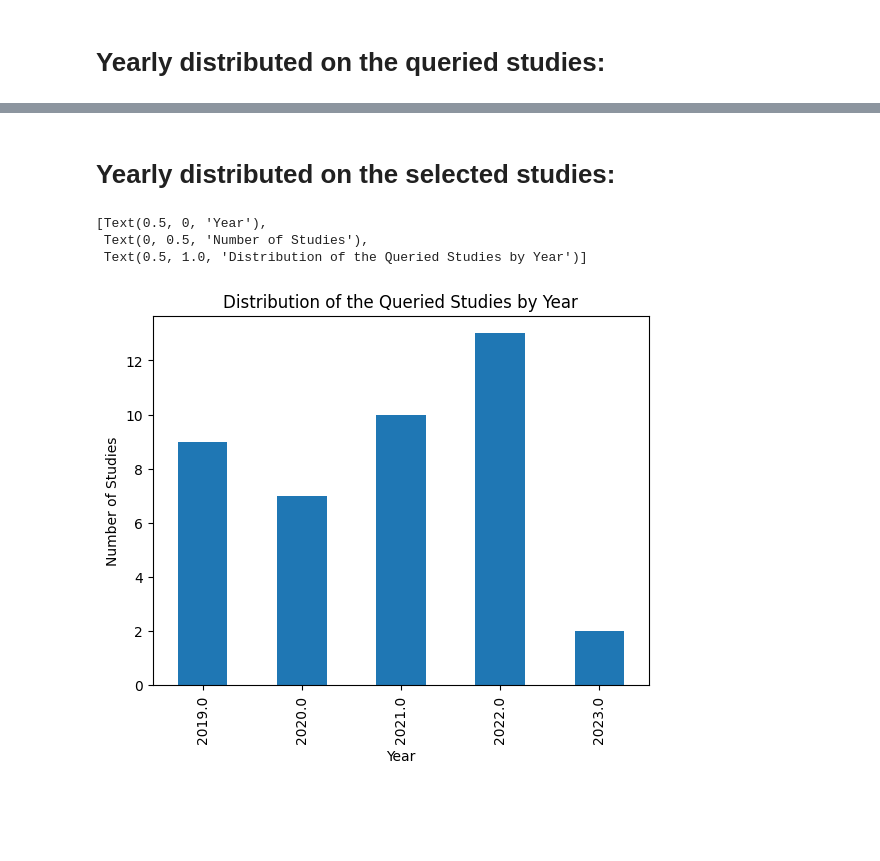
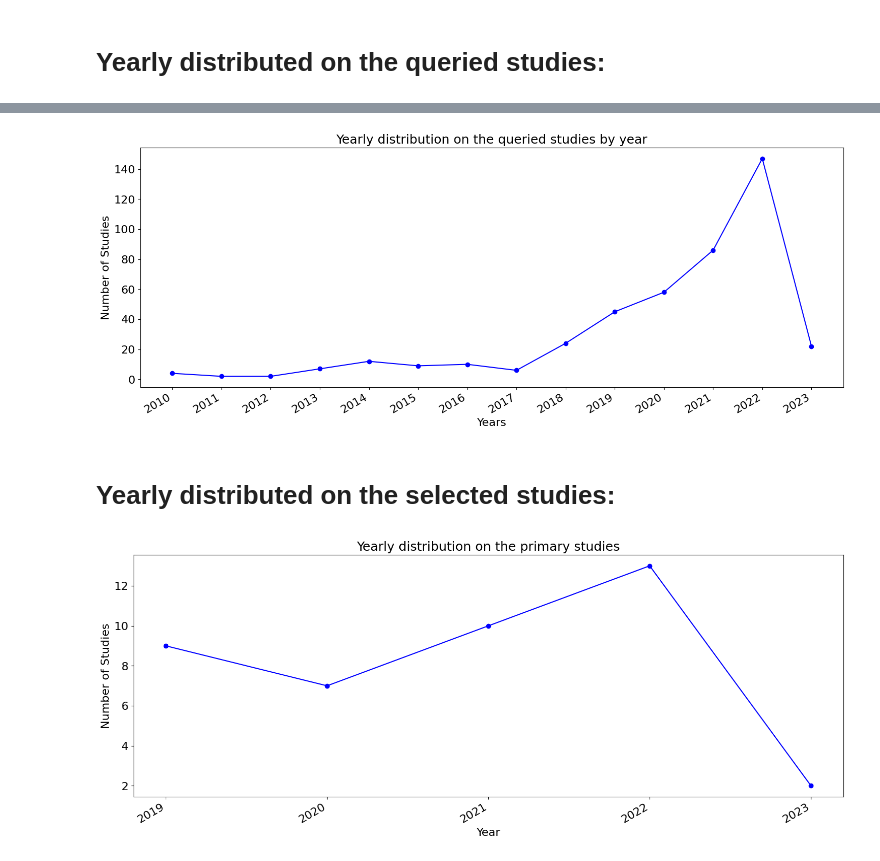
Before and after one commit to mesfinassres/Research, a Jupyter notebook: data-analysis.ipynb, the cells around one changed output, grey strips where cells are left out. Saved outputs shown, nothing was run; the diff lists cells and outputs as text; code cells hidden in the pictures; blank space fills up the shorter version.

```diff
--- a/data-analysis.ipynb
+++ b/data-analysis.ipynb
@@ -1,3 +1,10 @@
 # %% [markdown]
 # Interpretation on the extracted primary studies:
+# %%
+import pandas as pd
+import matplotlib.pyplot as plt
+import numpy as np
+
+GRAPHTEXT_SIZE =16
+GRAPHTITLE_SIZE = 18
 # %%
@@ -26,6 +31,3 @@ Shape of the selected primary studies:  (41, 133)
 3 rows × 133 columns
 # %% [markdown]
 # Yearly distributed on the queried studies:
-# %%
-ax = df['Pub. Year'].value_counts().sort_index().plot.bar()
-ax.set(xlabel='Year', ylabel='Number of Studies', title='Distribution of the Queried Studies by Year')
@@ -37,13 +34,42 @@ ax.set(xlabel='Year', ylabel='Number of Studies', title='Distribution of the Que
+# %%
+def plot_line(col, xlabel, ylabel, title, save_file):
+    x = list(col.value_counts().sort_index().keys().astype(int))
+    y = list(col.value_counts().sort_index())
+    y_pos = np.arange(len(x))
+
+    fig, ax = plt.subplots(figsize=(18,7))
+    # ax.bar(y_pos, y, align='center') # bar chart
+    ax.plot(y_pos, y, **{'color': 'blue', 'marker': 'o'})
+    plt.xticks(y_pos, x)
+    plt.xlabel(xlabel)
+    plt.ylabel(ylabel)
+    plt.title(title, fontsize=GRAPHTITLE_SIZE)
+    ax.xaxis_date()
+    fig.autofmt_xdate()
+    for item in ([ax.xaxis.label, ax.yaxis.label] +
+             ax.get_xticklabels() + ax.get_yticklabels()):
+        item.set_fontsize(GRAPHTEXT_SIZE)
+    plt.savefig(save_file)
+    plt.show()
+
+# ax.set(xlabel='Year', ylabel='Number of Studies', title='Distribution of the Queried Studies by Year')
+# fig.savefig('result/yearly-distri-all.pdf')
+# fig.show()
+
+plot_line(df['Pub. Year'], 'Years', 'Number of Studies', 'Yearly distribution on the queried studies by year', 'result/yearly-distri-all.pdf')
+# %% [output]
+[figure, added]
 # %% [markdown]
 # Yearly distributed on the selected studies:
 # %%
-ax = df_primary['Pub. Year'].value_counts().sort_index().plot.bar()
-ax.set(xlabel='Year', ylabel='Number of Studies', title='Distribution of the Queried Studies by Year')
+plot_line(df_primary['Pub. Year'],
+         xlabel='Year',
+         ylabel='Number of Studies',
+         title='Yearly distribution on the primary studies',
+         save_file='result/yearly-distri-primary.pdf'
+         )
 # %% [output]
-[Text(0.5, 0, 'Year'),
- Text(0, 0.5, 'Number of Studies'),
- Text(0.5, 1.0, 'Distribution of the Queried Studies by Year')]
-[figure, old version]
+[figure, new version]
 # %%
 def save_primary(df_primary, df):
     """ add index row to the primary data sheet from the original dataset,
```
Also changed, not shown: parts of 5 cells of this notebook.
